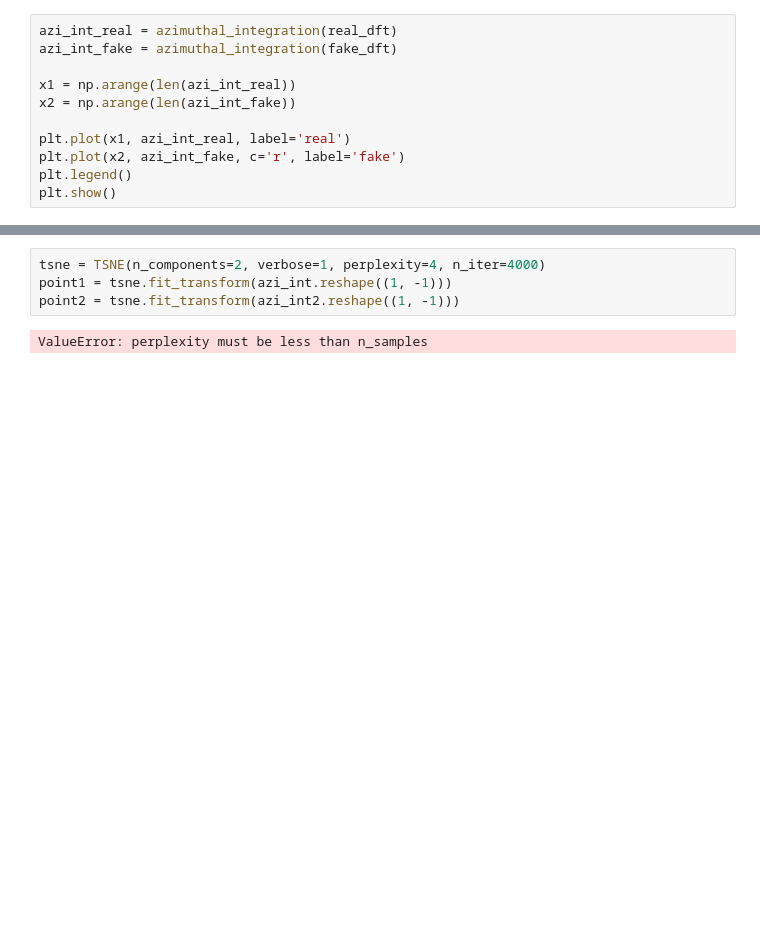
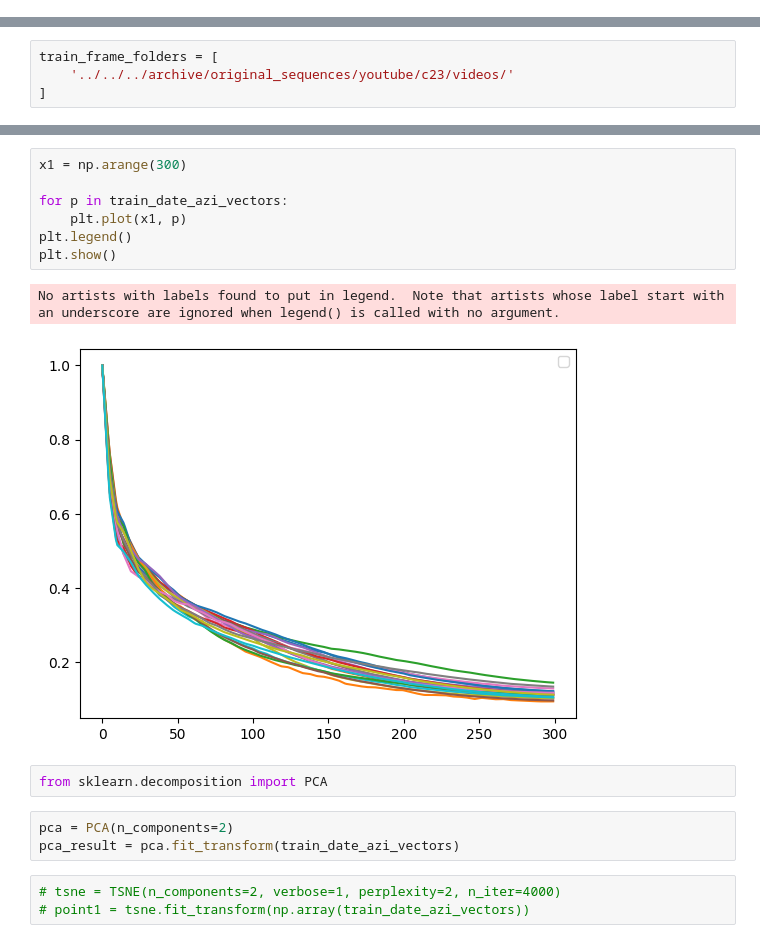
Before and after one commit to Omar-ahmed314/Revelio, a Jupyter notebook: lib/dft/dft.ipynb, the cells around one changed output, grey strips where cells are left out. Cells and saved outputs as stored; diff of their text form; blank space fills up the shorter version.

```diff
--- a/lib/dft/dft.ipynb
+++ b/lib/dft/dft.ipynb
@@ -101,11 +6,0 @@ plt.show()
-# %%
-azi_int_real = azimuthal_integration(real_dft)
-azi_int_fake = azimuthal_integration(fake_dft)
-
-x1 = np.arange(len(azi_int_real))
-x2 = np.arange(len(azi_int_fake))
-
-plt.plot(x1, azi_int_real, label='real')
-plt.plot(x2, azi_int_fake, c='r', label='fake')
-plt.legend()
-plt.show()
@@ -113,0 +7,4 @@ plt.show()
+# %%
+train_frame_folders = [
+    '../../../archive/original_sequences/youtube/c23/videos/'
+]
@@ -114,6 +77,18 @@ plt.show()
+# %%
+x1 = np.arange(300)
+
+for p in train_date_azi_vectors:
+    plt.plot(x1, p)
+plt.legend()
+plt.show()
+# %% [output]
+No artists with labels found to put in legend.  Note that artists whose label start with an underscore are ignored when legend() is called with no argument.
+[figure, added]
+# %%
+from sklearn.decomposition import PCA
+# %%
+pca = PCA(n_components=2)
+pca_result = pca.fit_transform(train_date_azi_vectors)
 # %%
-tsne = TSNE(n_components=2, verbose=1, perplexity=4, n_iter=4000)
-point1 = tsne.fit_transform(azi_int.reshape((1, -1)))
-point2 = tsne.fit_transform(azi_int2.reshape((1, -1)))
+# tsne = TSNE(n_components=2, verbose=1, perplexity=2, n_iter=4000)
+# point1 = tsne.fit_transform(np.array(train_date_azi_vectors))
-# %% [output]
-ValueError: perplexity must be less than n_samples
```
Also changed, not shown: parts of 9 cells of this notebook, 1 other file.
